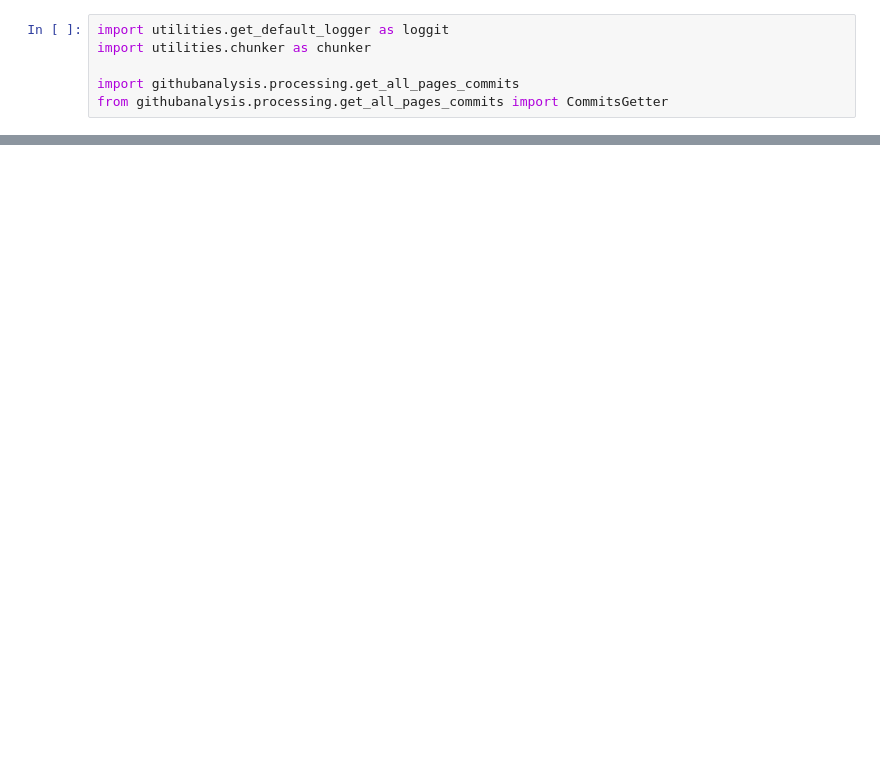
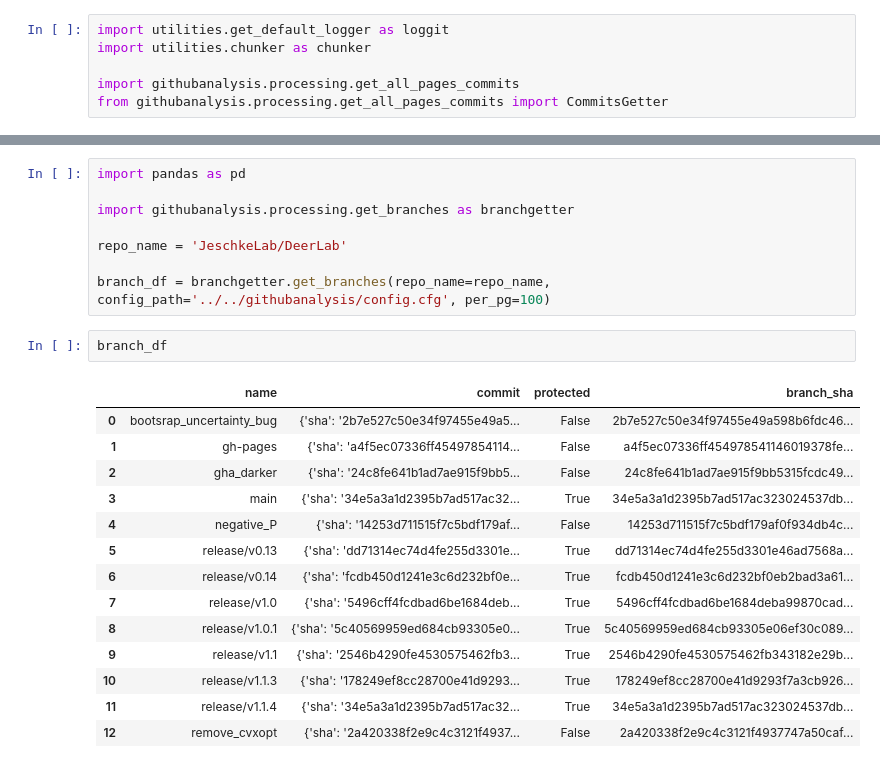
Before and after one commit to FlicAnderson/RSE-personas, a Jupyter notebook: githubanalysis/notebooks/commits.ipynb, the cells around one changed output, grey strips where cells are left out. Saved outputs shown, nothing was run; the diff lists cells and outputs as text; blank space fills up the shorter version.

Commit message:
maintenance commit

```diff
--- a/githubanalysis/notebooks/commits.ipynb
+++ b/githubanalysis/notebooks/commits.ipynb
@@ -192,0 +441,25 @@ import gi
+# %%
+import pandas as pd
+
+import githubanalysis.processing.get_branches as branchgetter
+
+repo_name = 'JeschkeLab/DeerLab'
+
+branch_df = branchgetter.get_branches(repo_name=repo_name, config_path='../../githubanalysis/config.cfg', per_pg=100)
+# %%
+branch_df
+# %% [output]
+|  | name | commit | protected | branch_sha |
+| 0 | bootsrap_uncertainty_bug | {'sha': '2b7e527c50e34f97455e49a5... | False | 2b7e527c50e34f97455e49a598b6fdc46... |
+| 1 | gh-pages | {'sha': 'a4f5ec07336ff45497854114... | False | a4f5ec07336ff454978541146019378fe... |
+| 2 | gha_darker | {'sha': '24c8fe641b1ad7ae915f9bb5... | False | 24c8fe641b1ad7ae915f9bb5315fcdc49... |
+| 3 | main | {'sha': '34e5a3a1d2395b7ad517ac32... | True | 34e5a3a1d2395b7ad517ac323024537db... |
+| 4 | negative_P | {'sha': '14253d711515f7c5bdf179af... | False | 14253d711515f7c5bdf179af0f934db4c... |
+| 5 | release/v0.13 | {'sha': 'dd71314ec74d4fe255d3301e... | True | dd71314ec74d4fe255d3301e46ad7568a... |
+| 6 | release/v0.14 | {'sha': 'fcdb450d1241e3c6d232bf0e... | True | fcdb450d1241e3c6d232bf0eb2bad3a61... |
+| 7 | release/v1.0 | {'sha': '5496cff4fcdbad6be1684deb... | True | 5496cff4fcdbad6be1684deba99870cad... |
+| 8 | release/v1.0.1 | {'sha': '5c40569959ed684cb93305e0... | True | 5c40569959ed684cb93305e06ef30c089... |
+| 9 | release/v1.1 | {'sha': '2546b4290fe4530575462fb3... | True | 2546b4290fe4530575462fb343182e29b... |
+| 10 | release/v1.1.3 | {'sha': '178249ef8cc28700e41d9293... | True | 178249ef8cc28700e41d9293f7a3cb926... |
+| 11 | release/v1.1.4 | {'sha': '34e5a3a1d2395b7ad517ac32... | True | 34e5a3a1d2395b7ad517ac323024537db... |
+| 12 | remove_cvxopt | {'sha': '2a420338f2e9c4c3121f4937... | False | 2a420338f2e9c4c3121f4937747a50caf... |
```
Also changed, not shown: parts of 21 cells of this notebook.
